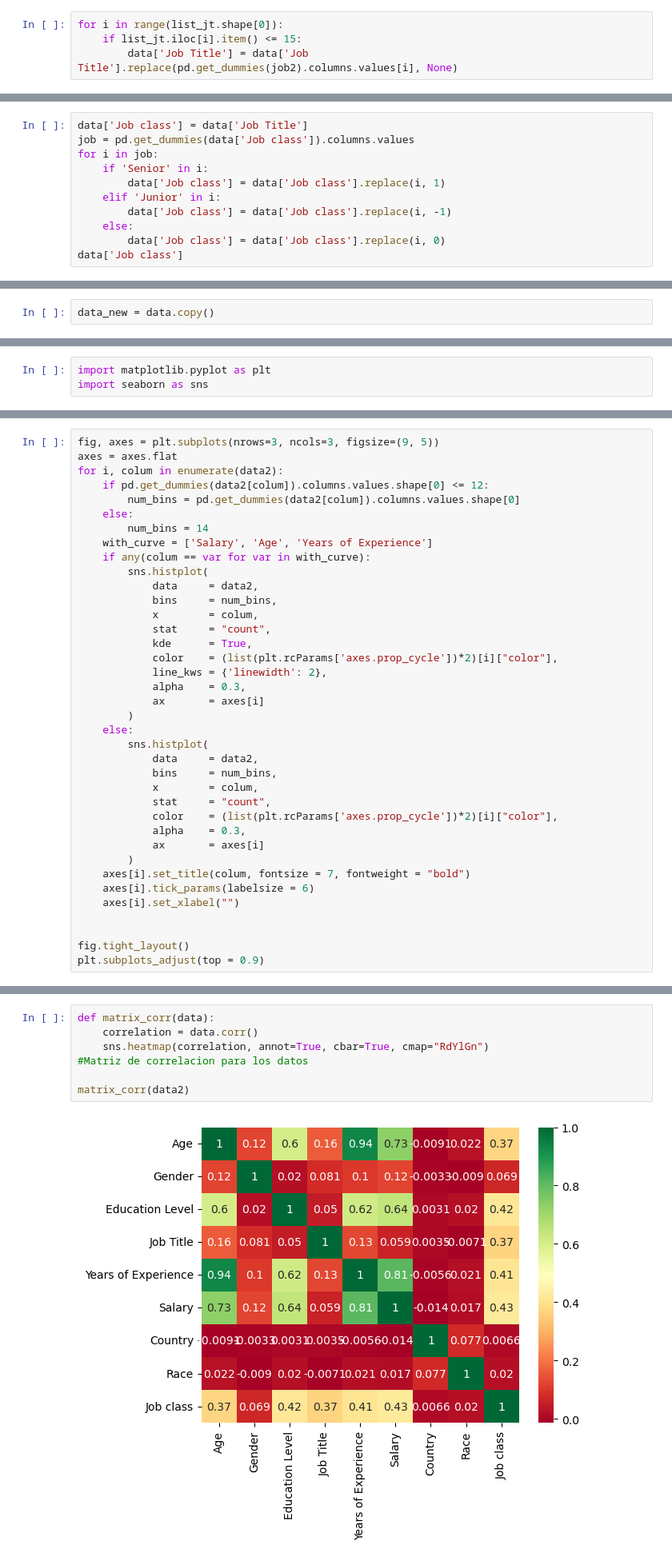
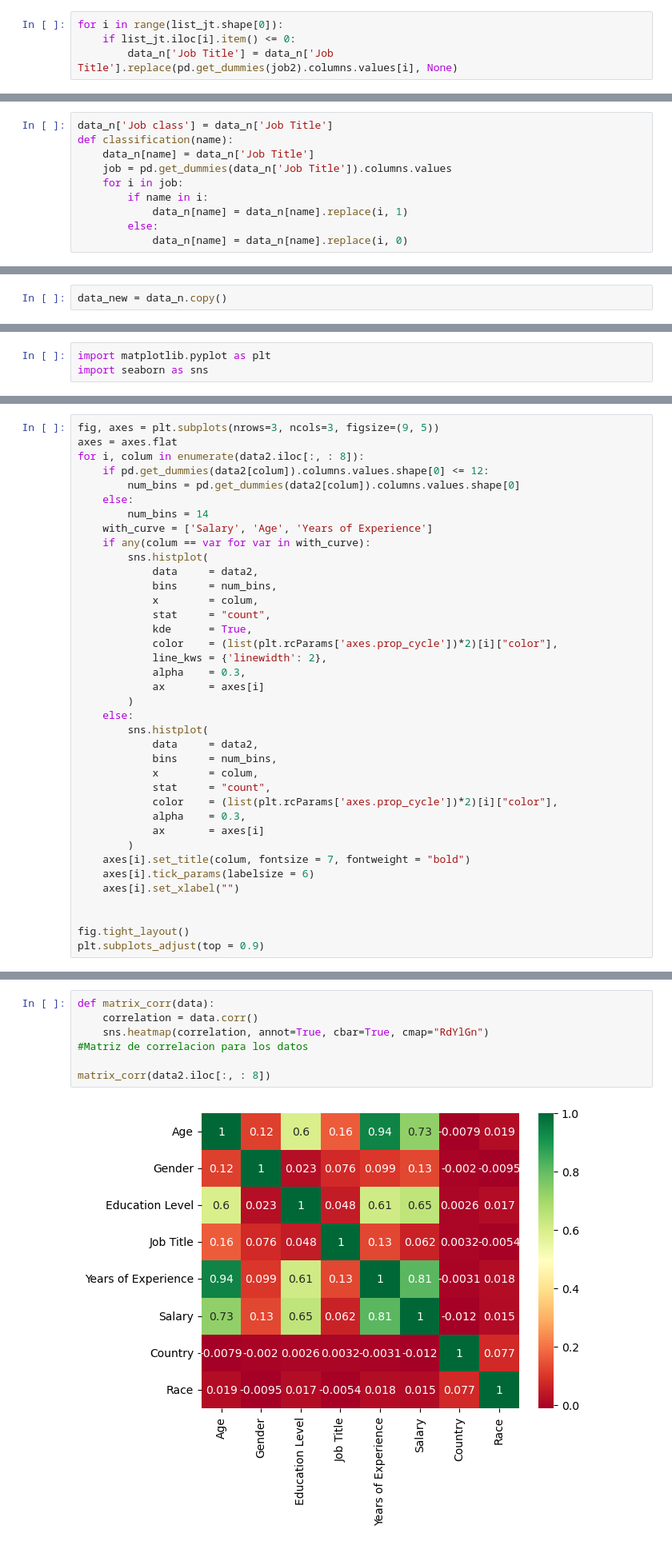
Before and after one commit to xavierzg/Salary_Data_Based_country_and_race, a Jupyter notebook: 1_Limpieza_analisis_de_datos.ipynb, the cells around one changed output, grey strips where cells are left out. Shown: that part at 80% size. Cells and saved outputs as stored; diff of their text form.

```diff
--- a/1_Limpieza_analisis_de_datos.ipynb
+++ b/1_Limpieza_analisis_de_datos.ipynb
@@ -71,5 +72,5 @@ job2 = data['Job Title'].copy()
 Hacemos que los trabajos que se repiten menos de 15 veces sean NaN
 # %%
 for i in range(list_jt.shape[0]):
-    if list_jt.iloc[i].item() <= 15:
-        data['Job Title'] = data['Job Title'].replace(pd.get_dummies(job2).columns.values[i], None)
+    if list_jt.iloc[i].item() <= 0:
+        data_n['Job Title'] = data_n['Job Title'].replace(pd.get_dummies(job2).columns.values[i], None)
@@ -77,13 +124,12 @@ for i in range(list_jt.shape[0]):
 # Creamos una nueva columna
 En la caracteristica 'Job Title' un mismo trabajo se repite hasta 3 veces con el prefijo 'Junior', 'Senior' o sin el. Aqui clasificaremos este prefijo.
 # %%
-data['Job class'] = data['Job Title']
-job = pd.get_dummies(data['Job class']).columns.values
-for i in job:
-    if 'Senior' in i:
-        data['Job class'] = data['Job class'].replace(i, 1)
-    elif 'Junior' in i:
-        data['Job class'] = data['Job class'].replace(i, -1)
-    else:
-        data['Job class'] = data['Job class'].replace(i, 0)
-data['Job class']
+data_n['Job class'] = data_n['Job Title']
+def classification(name):
+    data_n[name] = data_n['Job Title']
+    job = pd.get_dummies(data_n['Job Title']).columns.values
+    for i in job:
+        if name in i:
+            data_n[name] = data_n[name].replace(i, 1)
+        else:
+            data_n[name] = data_n[name].replace(i, 0)
@@ -112,7 +165,7 @@ for i in job:
     else:
         x_3.append(i)
 # %%
-data_new = data.copy()
+data_new = data_n.copy()
 # %% [markdown]
 Habia varios valores con el mismo significado en la caracteristica 'Education Level', asi que en esta linea lo resolvemos. Tambien se ordenaron para que vayan de menor a mayor grado academico
 # %%
@@ -218,7 +272,7 @@ Las variables 'Age', 'Salary' y 'Years of Experience' son las unicas que aparent
 # %%
 fig, axes = plt.subplots(nrows=3, ncols=3, figsize=(9, 5))
 axes = axes.flat
-for i, colum in enumerate(data2):
+for i, colum in enumerate(data2.iloc[:, : 8]):
     if pd.get_dummies(data2[colum]).columns.values.shape[0] <= 12:
         num_bins = pd.get_dummies(data2[colum]).columns.values.shape[0]
     else:
@@ -409,12 +472,12 @@ fig.suptitle('Correlación con Salario', fontsize = 10, fontweight = "bold");
 # %%
 def matrix_corr(data):
     correlation = data.corr()
     sns.heatmap(correlation, annot=True, cbar=True, cmap="RdYlGn")
 #Matriz de correlacion para los datos
 
-matrix_corr(data2)
+matrix_corr(data2.iloc[:, : 8])
 # %% [output]
-[figure, old version]
+[figure, new version]
 # %% [markdown]
 Tomaremos la decision de eliminar la columna 'Age' ya que tiene una correlacion muy grande con la caracteristica 'Years of Experience'
 # %%
```
Also changed, not shown: parts of 17 cells of this notebook, 5 other files.
